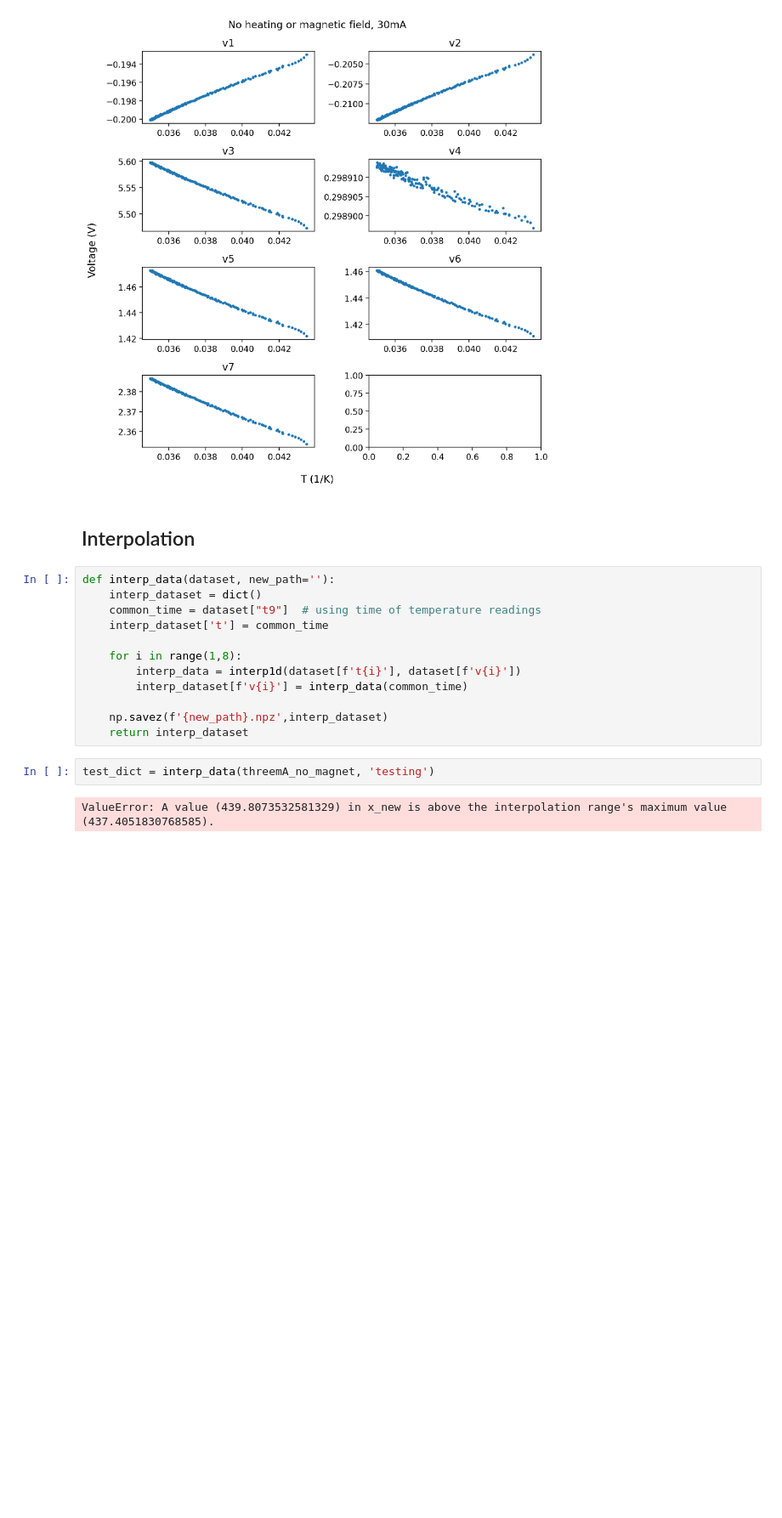
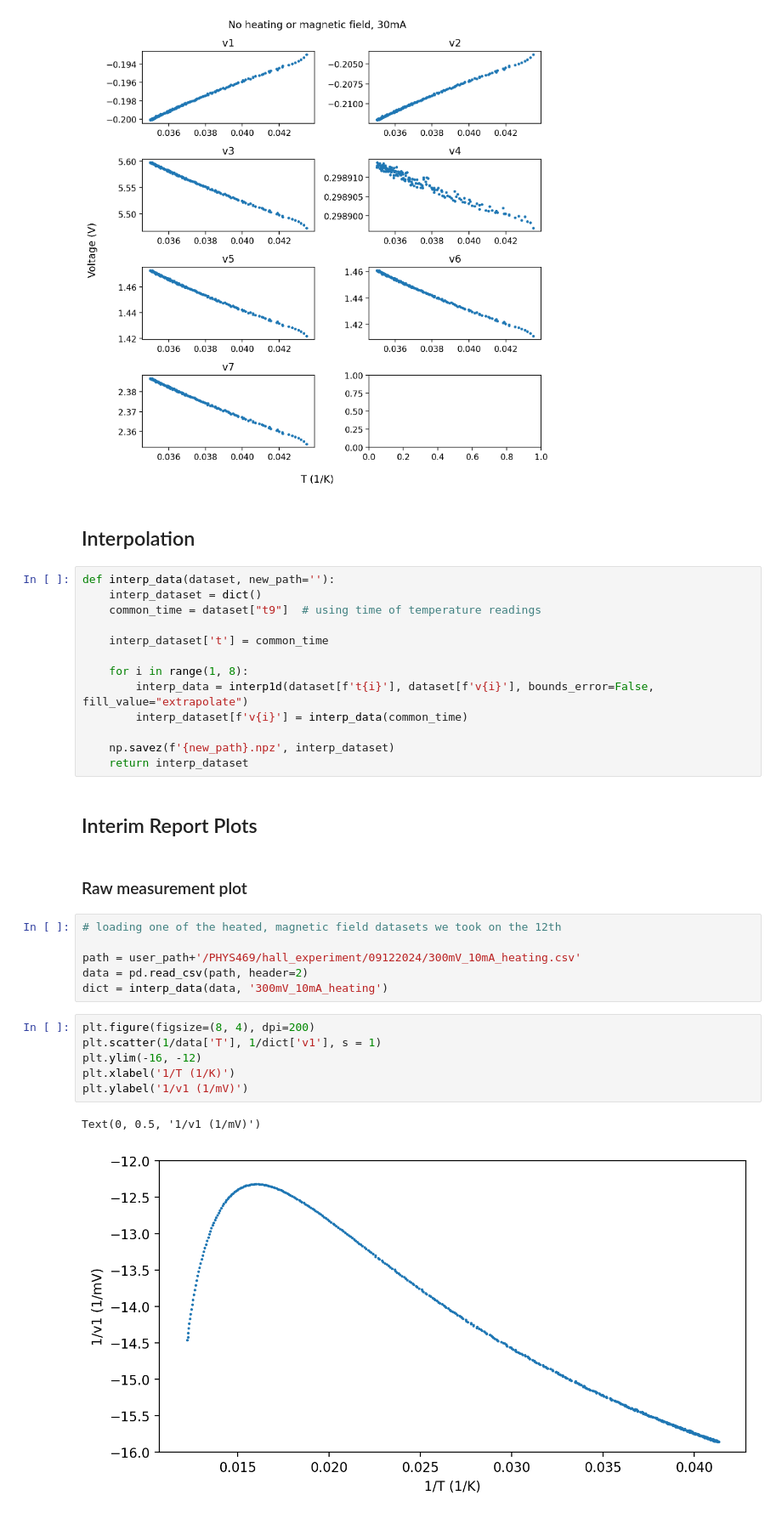
Before and after one commit to orpereira/PHYS469, a Jupyter notebook: hall_experiment/Hall_effect_analysis.ipynb, the cells around one changed output. Shown at 85% size. Saved outputs shown, nothing was run; the diff lists cells and outputs as text; blank space fills up the shorter version.

Commit message:
finished interpolation + added some things for the interim report

```diff
--- a/hall_experiment/Hall_effect_analysis.ipynb
+++ b/hall_experiment/Hall_effect_analysis.ipynb
@@ -54,15 +54,31 @@ plot_voltage_temp(thirtymA_no_magnet, 'No heating or magnetic field, 30mA')
 def interp_data(dataset, new_path=''):
     interp_dataset = dict()
     common_time = dataset["t9"]  # using time of temperature readings
+
     interp_dataset['t'] = common_time
 
-    for i in range(1,8):
-        interp_data = interp1d(dataset[f't{i}'], dataset[f'v{i}'])
+    for i in range(1, 8):
+        interp_data = interp1d(dataset[f't{i}'], dataset[f'v{i}'], bounds_error=False, fill_value="extrapolate")
         interp_dataset[f'v{i}'] = interp_data(common_time)
 
-    np.savez(f'{new_path}.npz',interp_dataset)
+    np.savez(f'{new_path}.npz', interp_dataset)
     return interp_dataset
-# %%
-test_dict = interp_data(threemA_no_magnet, 'testing')
-# %% [output]
-ValueError: A value (439.8073532581329) in x_new is above the interpolation range's maximum value (437.4051830768585).
+# %% [markdown]
+## Interim Report Plots
+# %% [markdown]
+### Raw measurement plot
+# %%
+# loading one of the heated, magnetic field datasets we took on the 12th
+
+path = user_path+'/PHYS469/hall_experiment/09122024/300mV_10mA_heating.csv'
+data = pd.read_csv(path, header=2)
+dict = interp_data(data, '300mV_10mA_heating')
+# %%
+plt.figure(figsize=(8, 4), dpi=200)
+plt.scatter(1/data['T'], 1/dict['v1'], s = 1)
+plt.ylim(-16, -12)
+plt.xlabel('1/T (1/K)')
+plt.ylabel('1/v1 (1/mV)')
+# %% [output]
+Text(0, 0.5, '1/v1 (1/mV)')
+[figure, added]
```
Also changed, not shown: parts of 2 cells of this notebook, 2 other files.
